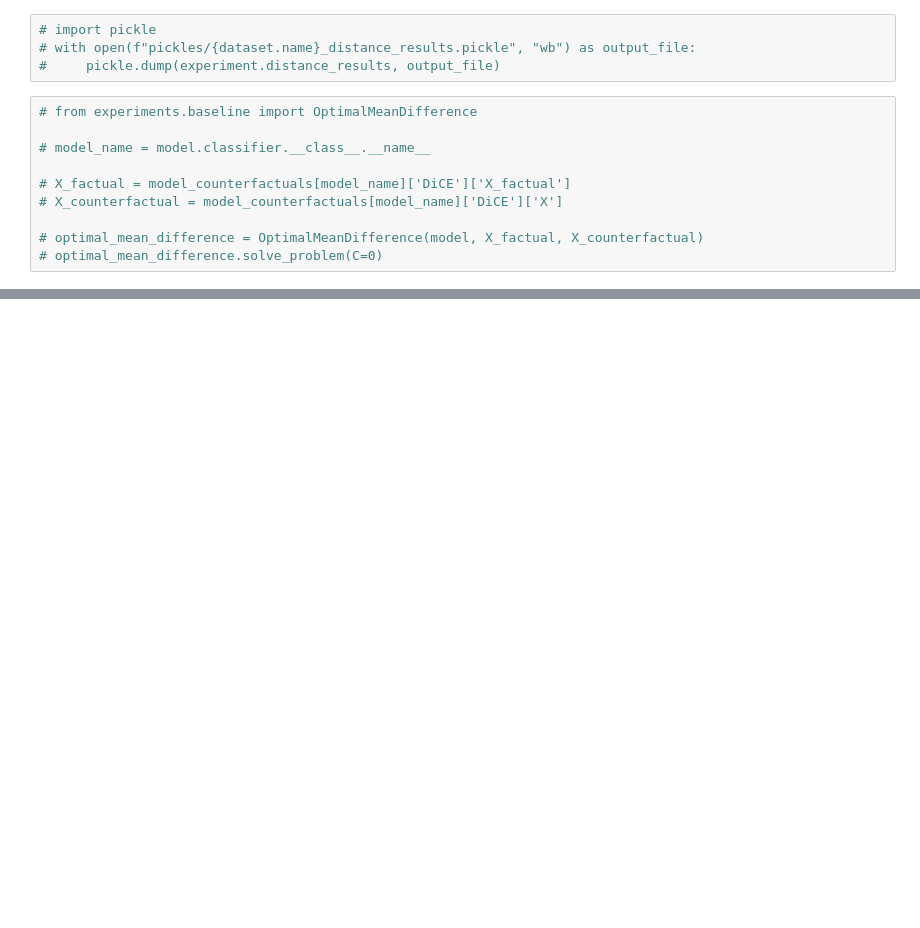
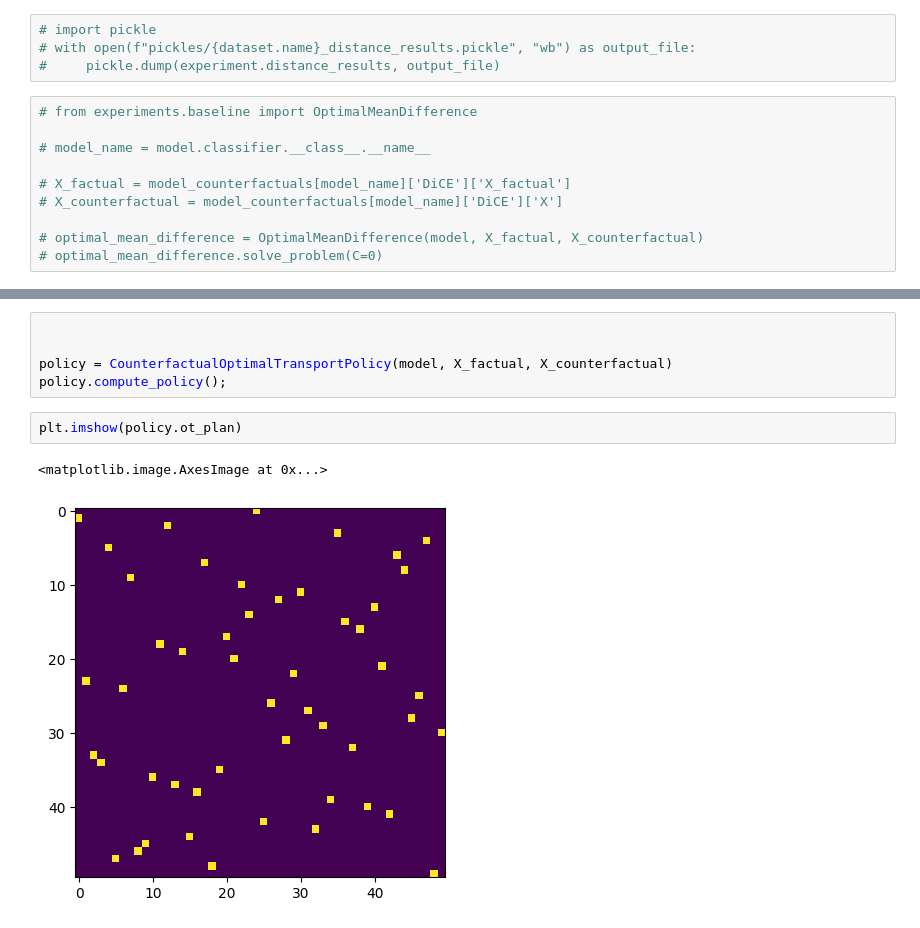
Before and after one commit to youlei202/Refining-Counterfactual-Explanations, a Jupyter notebook: german_credit.ipynb, the cells around one changed output, grey strips where cells are left out. Saved outputs shown, nothing was run; the diff lists cells and outputs as text; blank space fills up the shorter version.

```diff
--- a/german_credit.ipynb
+++ b/german_credit.ipynb
@@ -236,0 +207,10 @@ plotting.intervention_vs_distance(experiment, save_to_file=False)
+# %%
+
+
+policy = CounterfactualOptimalTransportPolicy(model, X_factual, X_counterfactual)
+policy.compute_policy();
+# %%
+plt.imshow(policy.ot_plan)
+# %% [output]
+<matplotlib.image.AxesImage at 0x...>
+[figure, added]
```
Also changed, not shown: parts of 10 cells of this notebook, 4 other files.
